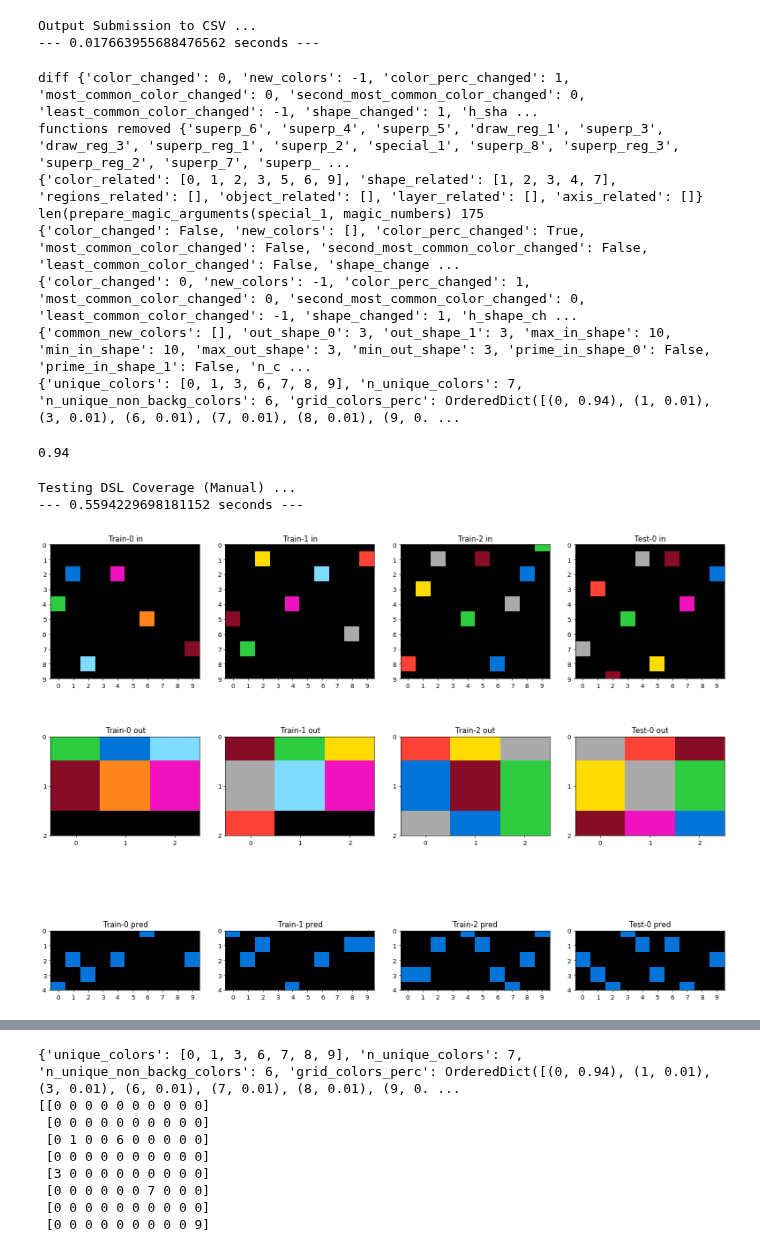
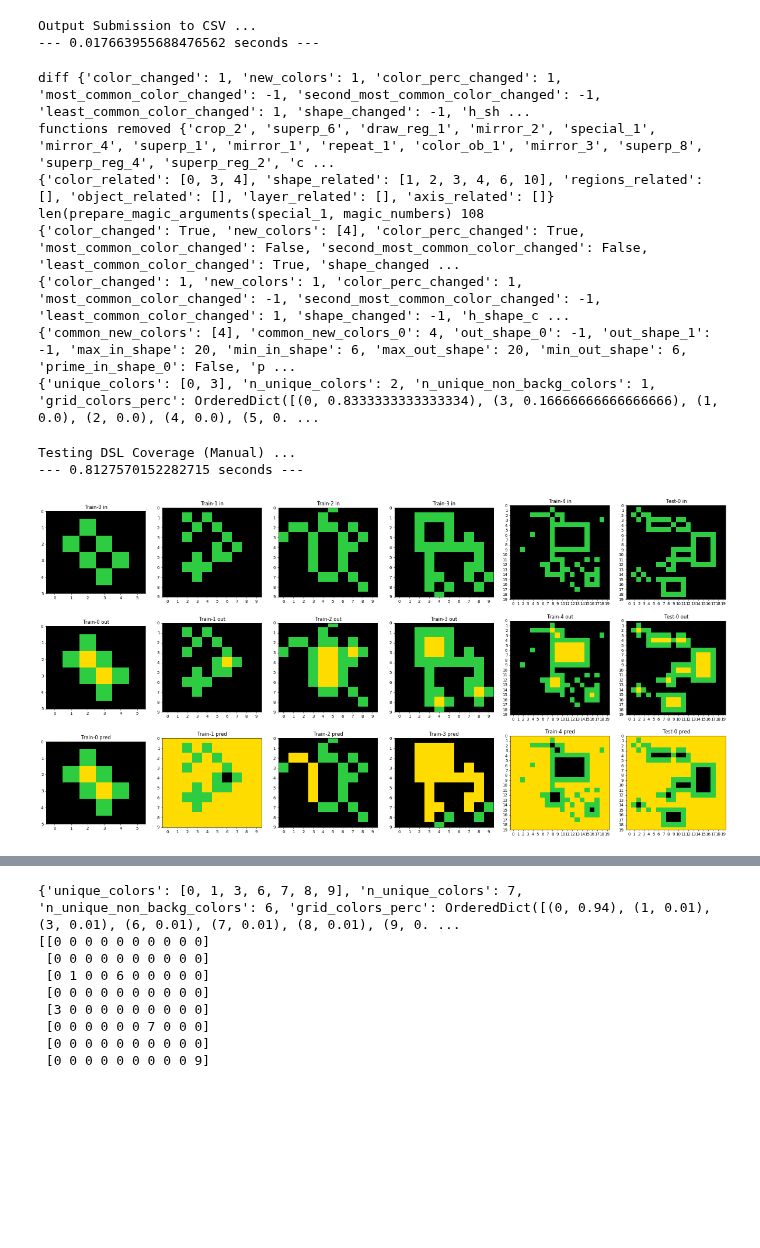
Before and after one commit to lorepieri8/ARC_challenge, a Jupyter notebook: ARC_DSL.ipynb, the cells around one changed output, grey strips where cells are left out. Drawn from its saved outputs; the diff is of its cells as text; code cells hidden in the pictures; blank space fills up the shorter version.

```diff
--- a/ARC_DSL.ipynb
+++ b/ARC_DSL.ipynb
@@ -1425,7 +1428,8 @@ def get_functions_actions(entity):
     "draw_reg_1":{"color_changed":True,"color_perc_changed":True,"most_common_color_changed":"UNDEF","second_most_common_color_changed":"UNDEF","least_common_color_changed":"UNDEF","shape_changed":True,"h_shape_changed":True,"v_shape_changed":True,"h_symm_changed":"UNDEF","v_symm_changed":"UNDEF","ld_symm_changed":"UNDEF","rd_symm_changed":"UNDEF"},
     "draw_reg_2":{"color_changed":True,"color_perc_changed":True,"most_common_color_changed":"UNDEF","second_most_common_color_changed":"UNDEF","least_common_color_changed":"UNDEF","shape_changed":True,"h_shape_changed":True,"v_shape_changed":True,"h_symm_changed":"UNDEF","v_symm_changed":"UNDEF","ld_symm_changed":"UNDEF","rd_symm_changed":"UNDEF"},
     "draw_reg_3":{"color_changed":True,"color_perc_changed":True,"most_common_color_changed":"UNDEF","second_most_common_color_changed":"UNDEF","least_common_color_changed":"UNDEF","shape_changed":True,"h_shape_changed":"UNDEF","v_shape_changed":"UNDEF","h_symm_changed":"UNDEF","v_symm_changed":"UNDEF","ld_symm_changed":"UNDEF","rd_symm_changed":"UNDEF"},
-    "special_1":{"color_changed":True,"color_perc_changed":True,"most_common_color_changed":"UNDEF","second_most_common_color_changed":"UNDEF","least_common_color_changed":"UNDEF","shape_changed":"UNDEF","h_shape_changed":"UNDEF","v_shape_changed":"UNDEF","h_symm_changed":"UNDEF","v_symm_changed":"UNDEF","ld_symm_changed":"UNDEF","rd_symm_changed":"UNDEF"}
+    "special_1":{"color_changed":True,"color_perc_changed":True,"most_common_color_changed":"UNDEF","second_most_common_color_changed":"UNDEF","least_common_color_changed":"UNDEF","shape_changed":"UNDEF","h_shape_changed":"UNDEF","v_shape_changed":"UNDEF","h_symm_changed":"UNDEF","v_symm_changed":"UNDEF","ld_symm_changed":"UNDEF","rd_symm_changed":"UNDEF"},
+    "special_2":{"color_changed":True,"color_perc_changed":True,"most_common_color_changed":"UNDEF","second_most_common_color_changed":"UNDEF","least_common_color_changed":"UNDEF","shape_changed":False,"h_shape_changed":False,"v_shape_changed":False,"h_symm_changed":"UNDEF","v_symm_changed":"UNDEF","ld_symm_changed":"UNDEF","rd_symm_changed":"UNDEF"}
                    }
     return functions_actions
 
@@ -1463,9 +1467,9 @@ def function_filter(task_data, fs_names):
                         if f in functions_to_select:
                             functions_removed.append(f) # Example: If so, remove function which modify colors.
 
-    # if the outputs are not mono-color, remove special_1
+    # if the outputs are not mono-color
     if task_data.sequences["n_colors"] ==1:
-        functions_removed.extend(["superp_reg_1","superp_reg_2","superp_reg_3","superp_reg_4","superp_1","superp_2","superp_3","superp_4","superp_5","superp_6","superp_7","superp_8"])
+        functions_removed.extend(["special_2", "superp_reg_1","superp_reg_2","superp_reg_3","superp_reg_4","superp_1","superp_2","superp_3","superp_4","superp_5","superp_6","superp_7","superp_8"])
     else:
         functions_removed.append("special_1")
 
@@ -1475,7 +1479,7 @@ def function_filter(task_data, fs_names):
 
     # if in is very small
     if (task_data.sequences["max_in_shape"]<6):
-        functions_removed.extend(["superp_1","superp_2","superp_3","superp_4","superp_5","superp_6","superp_7","superp_8"])
+        functions_removed.extend(["special_2", "superp_1","superp_2","superp_3","superp_4","superp_5","superp_6","superp_7","superp_8"])
 
     # if out is very small
     if (task_data.sequences["out_shape_0"]!=-1) and (task_data.sequences["out_shape_0"]<3) and (task_data.sequences["out_shape_1"]!=-1) and (task_data.sequences["out_shape_1"]<3) :
@@ -1483,7 +1487,7 @@ def function_filter(task_data, fs_names):
 
     # if out is only 1 dim
     if (task_data.sequences["min_out_shape"]==1):
-        functions_removed.extend(["repeat_1","superp_1","superp_2","superp_3","superp_4","superp_5","superp_6","superp_7","superp_8","superp_reg_1","superp_reg_2","superp_reg_3","superp_reg_4"])
+        functions_removed.extend(["special_2", "repeat_1","superp_1","superp_2","superp_3","superp_4","superp_5","superp_6","superp_7","superp_8","superp_reg_1","superp_reg_2","superp_reg_3","superp_reg_4"])
 
     # if out is very large
     if (task_data.sequences["out_shape_0"]>13) and (task_data.sequences["out_shape_1"]>13):
@@ -2233,7 +2238,7 @@ accuracy_tasks = []
 detailed_accuracy_tasks = []
 slow_tasks = []
 training_flag = True
-start=315 # [2, 128, 226, 258, 346, 394]
+start=1 # [2, 128, 226, 258, 346, 394]
 finish=start+1
 if (training_flag == True) and DEBUG:
     for task_n in range(start,finish):
@@ -2380,7 +2385,7 @@ Output Submission to CSV ...
 # %%
 # Work Area. Feel free to clean if it gets too messy.
 # %%
-task_n = 315 #[2, 128, 226, 258, 346, 394]
+task_n = 1 #[2, 128, 226, 258, 346, 394]
 train_data = build_trainlist(train_task_data[task_n])
 test_data = build_testlist(train_task_data[task_n])
 task_data = Task(train_data, test_data)
@@ -2399,46 +2404,45 @@ print(task_data.common_diff)
 print(task_data.sequences)
 print(task_data.train_tensors[0][0].attributes)
 # %% [output]
-diff {'color_changed': 0, 'new_colors': -1, 'color_perc_changed': 1, 'most_common_color_changed': 0, 'second_most_common_color_changed': 0, 'least_common_color_changed': -1, 'shape_changed': 1, 'h_sha ...
-functions removed {'superp_6', 'superp_4', 'superp_5', 'draw_reg_1', 'superp_3', 'draw_reg_3', 'superp_reg_1', 'superp_2', 'special_1', 'superp_8', 'superp_reg_3', 'superp_reg_2', 'superp_7', 'superp_ ...
-{'color_related': [0, 1, 2, 3, 5, 6, 9], 'shape_related': [1, 2, 3, 4, 7], 'regions_related': [], 'object_related': [], 'layer_related': [], 'axis_related': []}
-len(prepare_magic_arguments(special_1, magic_numbers) 175
-{'color_changed': False, 'new_colors': [], 'color_perc_changed': True, 'most_common_color_changed': False, 'second_most_common_color_changed': False, 'least_common_color_changed': False, 'shape_change ...
-{'color_changed': 0, 'new_colors': -1, 'color_perc_changed': 1, 'most_common_color_changed': 0, 'second_most_common_color_changed': 0, 'least_common_color_changed': -1, 'shape_changed': 1, 'h_shape_ch ...
-{'common_new_colors': [], 'out_shape_0': 3, 'out_shape_1': 3, 'max_in_shape': 10, 'min_in_shape': 10, 'max_out_shape': 3, 'min_out_shape': 3, 'prime_in_shape_0': False, 'prime_in_shape_1': False, 'n_c ...
-{'unique_colors': [0, 1, 3, 6, 7, 8, 9], 'n_unique_colors': 7, 'n_unique_non_backg_colors': 6, 'grid_colors_perc': OrderedDict([(0, 0.94), (1, 0.01), (3, 0.01), (6, 0.01), (7, 0.01), (8, 0.01), (9, 0. ...
+diff {'color_changed': 1, 'new_colors': 1, 'color_perc_changed': 1, 'most_common_color_changed': -1, 'second_most_common_color_changed': -1, 'least_common_color_changed': 1, 'shape_changed': -1, 'h_sh ...
+functions removed {'crop_2', 'superp_6', 'draw_reg_1', 'mirror_2', 'special_1', 'mirror_4', 'superp_1', 'mirror_1', 'repeat_1', 'color_ob_1', 'mirror_3', 'superp_8', 'superp_reg_4', 'superp_reg_2', 'c ...
+{'color_related': [0, 3, 4], 'shape_related': [1, 2, 3, 4, 6, 10], 'regions_related': [], 'object_related': [], 'layer_related': [], 'axis_related': []}
+len(prepare_magic_arguments(special_1, magic_numbers) 108
+{'color_changed': True, 'new_colors': [4], 'color_perc_changed': True, 'most_common_color_changed': False, 'second_most_common_color_changed': False, 'least_common_color_changed': True, 'shape_changed ...
+{'color_changed': 1, 'new_colors': 1, 'color_perc_changed': 1, 'most_common_color_changed': -1, 'second_most_common_color_changed': -1, 'least_common_color_changed': 1, 'shape_changed': -1, 'h_shape_c ...
+{'common_new_colors': [4], 'common_new_colors_0': 4, 'out_shape_0': -1, 'out_shape_1': -1, 'max_in_shape': 20, 'min_in_shape': 6, 'max_out_shape': 20, 'min_out_shape': 6, 'prime_in_shape_0': False, 'p ...
+{'unique_colors': [0, 3], 'n_unique_colors': 2, 'n_unique_non_backg_colors': 1, 'grid_colors_perc': OrderedDict([(0, 0.8333333333333334), (3, 0.16666666666666666), (1, 0.0), (2, 0.0), (4, 0.0), (5, 0. ...
-# %%
-#.most_common()
-max_value = max(task_data.train_tensors[0][0].attributes["grid_colors_perc"].values())
-max_value
-# %% [output]
-0.94
 # %%
 start_time = time.time()
 print("Testing DSL Coverage (Manual) ...")
 
 def combine_tasks(a):
     b = a.copy()
     t_in = task_data.train_tensors[0][0]
-    #t_in = task_data.test_tensors[0][0]
-    #b = flip_2(b,t_in, task_data)
-    b = superp_2(b,t_in, task_data,*[0,1,2])
-    #b = symmetric_1(b,t_in, task_data)
-    #b = superp_reg_3(b,t_in, task_data,*[0,3])
-    #b = draw_reg_1(b,t_in, task_data,*[])
-    #b = color_ob_1(b,t_in, task_data,*[3])
+    try:
+        #t_in = task_data.test_tensors[0][0]
+        #b = flip_2(b,t_in, task_data)
+        #b = superp_2(b,t_in, task_data,*[0,1,2])
+        #b = symmetric_1(b,t_in, task_data)
+        #b = superp_reg_3(b,t_in, task_data,*[0,3])
+        #b = draw_reg_1(b,t_in, task_data,*[])
+        #b = color_ob_1(b,t_in, task_data,*[3])
+        b = special_2(b,t_in, task_data,*[4])
+    except Exception as e:
+        print("Error:", e)
+        return b
 
     return b
 
 tasks_indices = [task_n]
 for task in tasks_indices:
     check_p(train_task_data[task], combine_tasks)
 
 print("--- %s seconds ---" % (time.time() - start_time))
 # %% [output]
 Testing DSL Coverage (Manual) ...
---- 0.5594229698181152 seconds ---
+--- 0.8127570152282715 seconds ---
-[figure, old version]
+[figure, new version]
 # %%
 #timeit flip_2(tt,task_data.train_tensors[0][0], task_data)
 # %%
```
Also changed, not shown: parts of 12 cells of this notebook.
